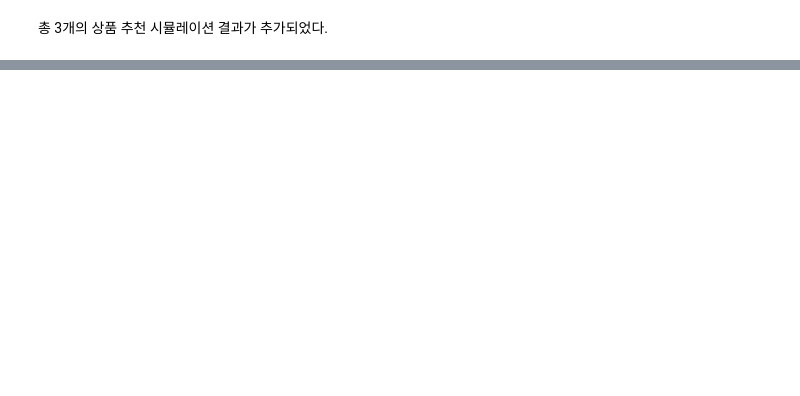
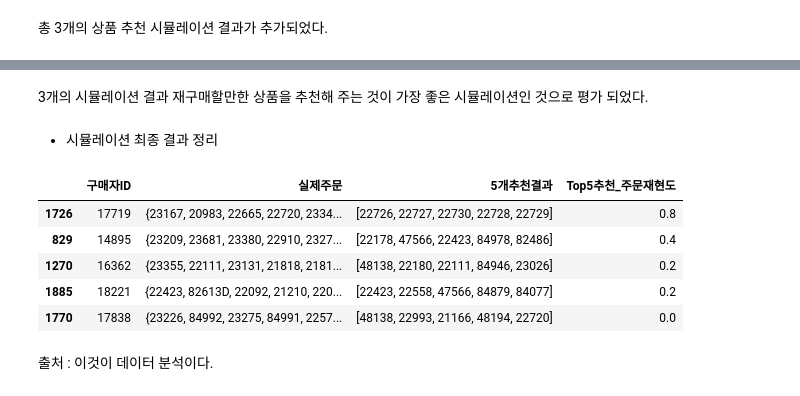
Before and after one commit to jaeyoon89/python_data_analysis, a Jupyter notebook: ch5-2_recommendation_for_retailer.ipynb, the cells around one changed output, grey strips where cells are left out. Drawn from its saved outputs; the diff is of its cells as text; code cells hidden in the pictures; blank space fills up the shorter version.

```diff
--- a/ch5-2_recommendation_for_retailer.ipynb
+++ b/ch5-2_recommendation_for_retailer.ipynb
@@ -683,0 +691,17 @@ simulation_test_df.head()
+# %%
+# 구매 예측의 상위 k개의 recall(재현율)을 평가 기준으로 정의한다.
+def calculate_recall(real_order, predicted_order, k):
+    # 만약 추천 대상 상품이 없다면, 11월 이후에 상품을 처음 구매하는 유저이다.
+    if predicted_order is None:
+        return None
+
+    # SVD 모델에서 현재 유저의 Rating이 높은 상위 k개의 상품을 "구매 할 것으로 예측"한다.
+    predicted = predicted_order[:k]
+    true_positive = 0
+    for stock_code in predicted:
+        if stock_code in real_order:
+            true_positive += 1
+
+    # 예측한 상품 중, 실제로 유저가 구매한 상품의 비율(recall)을 계산한다.
+    recall = true_positive / len(predicted)
+    return recall
@@ -683,0 +712,14 @@ simulation_test_df.head()
+# %%
+# 시뮬레이션 대상 유저에게 상품을 추천해준 결과를 평가합니다.
+simulation_test_df['top_k_recall(Reorder)'] = simulation_test_df. \
+                                                apply(lambda x: calculate_recall(x['RealOrdered'],
+                                                                                 x['PredictedOrder(Reorder)'],
+                                                                                 5), axis=1)
+simulation_test_df['top_k_recall(New)'] = simulation_test_df. \
+                                                apply(lambda x: calculate_recall(x['RealOrdered'],
+                                                                                 x['PredictedOrder(New)'],
+                                                                                 5), axis=1)
+simulation_test_df['top_k_recall(Total)'] = simulation_test_df. \
+                                                apply(lambda x: calculate_recall(x['RealOrdered'],
+                                                                                 x['PredictedOrder(Total)'],
+                                                                                 5), axis=1)
@@ -683,0 +781,23 @@ simulation_test_df.head()
+# %% [markdown]
+3개의 시뮬레이션 결과 재구매할만한 상품을 추천해 주는 것이 가장 좋은 시뮬레이션인 것으로 평가 되었다.
+# %% [markdown]
+- 시뮬레이션 최종 결과 정리
+# %%
+# 추천 시뮬레이션 결과를 살펴보자.
+k = 5
+result_df = simulation_test_df[simulation_test_df['PredictedOrder(Reorder)'].notnull()]
+result_df['PredictedOrder(Reorder)'] = result_df['PredictedOrder(Reorder)'].\
+                                                        apply(lambda x: x[:k])
+result_df = result_df[['CustomerID', 'RealOrdered',
+                       'PredictedOrder(Reorder)', 'top_k_recall(Reorder)']]
+result_df.columns = [['구매자ID', '실제주문', '5개추천결과', 'Top5추천_주문재현도']]
+result_df.sample(5).head()
+# %% [output]
+|  | 구매자ID | 실제주문 | 5개추천결과 | Top5추천_주문재현도 |
+| 1726 | 17719 | {23167, 20983, 22665, 22720, 2334... | [22726, 22727, 22730, 22728, 22729] | 0.8 |
+| 829 | 14895 | {23209, 23681, 23380, 22910, 2327... | [22178, 47566, 22423, 84978, 82486] | 0.4 |
+| 1270 | 16362 | {23355, 22111, 23131, 21818, 2181... | [48138, 22180, 22111, 84946, 23026] | 0.2 |
+| 1885 | 18221 | {22423, 82613D, 22092, 21210, 220... | [22423, 22558, 47566, 84879, 84077] | 0.2 |
+| 1770 | 17838 | {23226, 84992, 23275, 84991, 2257... | [48138, 22993, 21166, 48194, 22720] | 0.0 |
+# %% [markdown]
+출처 : 이것이 데이터 분석이다.
```
Also changed, not shown: parts of 22 cells of this notebook.
